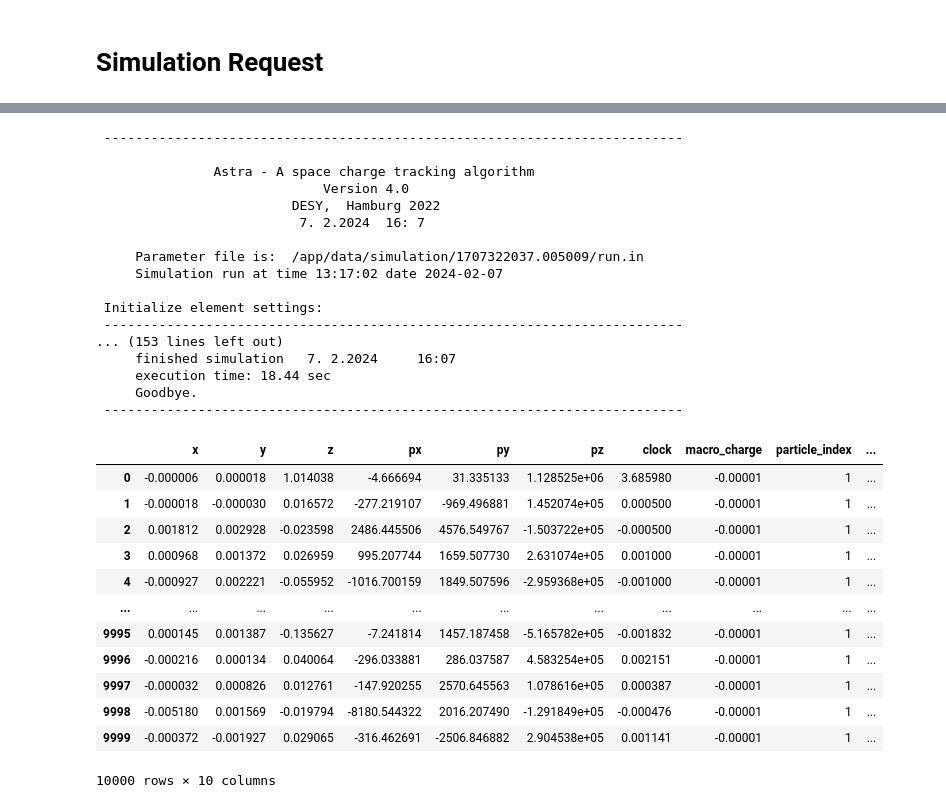
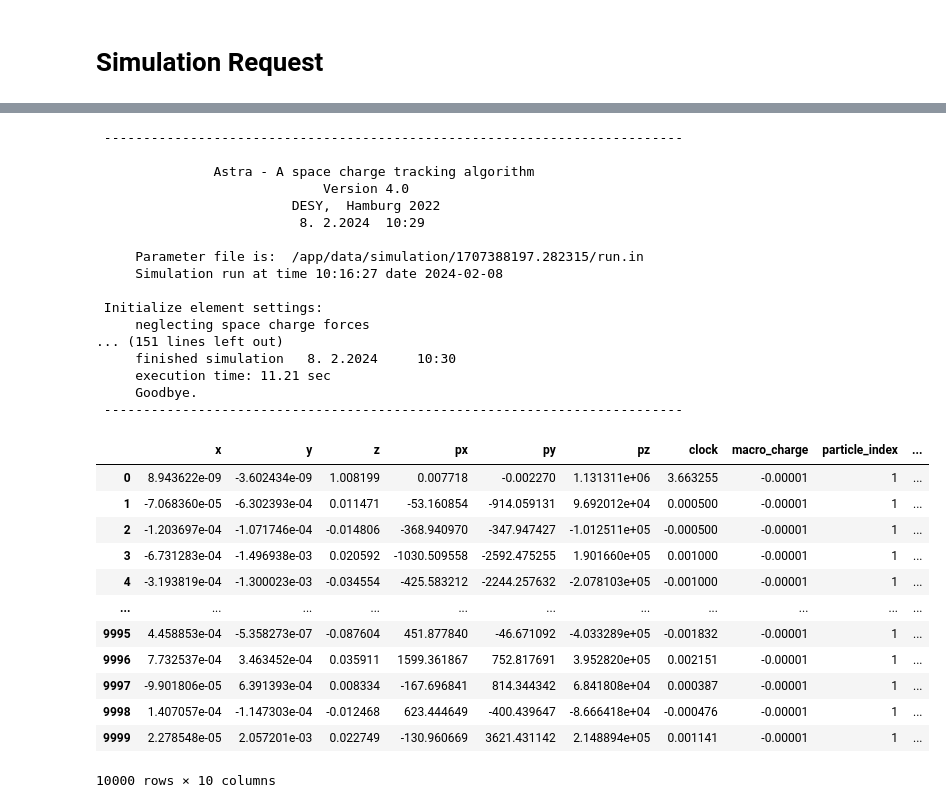
Before and after one commit to AlexanderKlemps/astra-web, a Jupyter notebook: examples/request_test.ipynb, the cells around one changed output, grey strips where cells are left out. Cells and saved outputs as stored; diff of their text form; code cells hidden in the pictures.

```diff
--- a/examples/request_test.ipynb
+++ b/examples/request_test.ipynb
@@ -15,10 +15,11 @@ import os
 plt.rcParams.update(plt.rcParamsDefault)
 # %%
 REQUEST_URL = "http://0.0.0.0:8000/"
-# REQUEST_URL = "http://black/astra/"
 REQUEST_HEADERS = {'Content-Type': 'application/json', 'x-api-key': os.getenv("ASTRA_API_KEY")}
 
 def request(endpoint, data):
-    return requests.post(REQUEST_URL + endpoint, headers=REQUEST_HEADERS, json=data)
+    response = requests.post(REQUEST_URL + endpoint, headers=REQUEST_HEADERS, json=data)
+    print(f"Response code {response.status_code}")
+    return response.json()
 # %% [markdown]
 # Requesting data
@@ -230,5 +222,4 @@ response.status_code
 # %%
-parsed_response = response.json()
-distribution_timestamp = parsed_response['timestamp']
+distribution_timestamp = response['timestamp']
 distribution_timestamp
 # %% [output]
@@ -256,7 +231,7 @@ body = {
         'rms_laser_spot_size': 0.1,
     },
     'space_charge': {
-        'use_space_charge': True,
+        'use_space_charge': False,
         'z_trans': 0.1
     },
     'cavities': [
@@ -296,50 +269,49 @@ print(parsed_response['input_ini'])
     File_Bfield(1) = 'S1_B.dat'
 /
 # %%
-parsed_response = response.json()
-print(parsed_response['run_output'])
+print(response['run_output'])
 # %% [output]
  --------------------------------------------------------------------------
 
                Astra - A space charge tracking algorithm
                              Version 4.0
                          DESY,  Hamburg 2022
-                          7. 2.2024  16: 7
+                          8. 2.2024  10:29
 
-     Parameter file is:  /app/data/simulation/1707322037.005009/run.in
-     Simulation run at time 13:17:02 date 2024-02-07
+     Parameter file is:  /app/data/simulation/1707388197.282315/run.in
+     Simulation run at time 10:16:27 date 2024-02-08
 
  Initialize element settings:
- --------------------------------------------------------------------------
-... (153 lines left out)
-     finished simulation   7. 2.2024     16:07
-     execution time: 18.44 sec
+     neglecting space charge forces
+... (151 lines left out)
+     finished simulation   8. 2.2024     10:30
+     execution time: 11.21 sec
      Goodbye.
  --------------------------------------------------------------------------
 # %%
-data = pd.DataFrame(parsed_response['particles'])
+data = pd.DataFrame(response['particles'])
 
 x = data.loc[:, 'x'].values*1e3
 y = data.loc[:, 'y'].values*1e3
 z = data.loc[:, 'z'].values*1e3
 px = data.loc[:, 'px'].values
 py = data.loc[:, 'py'].values
 pz = data.loc[:, 'pz'].values
 
 data
 # %% [output]
 |  | x | y | z | px | py | pz | clock | macro_charge | particle_index | ... |
-| 0 | -0.000006 | 0.000018 | 1.014038 | -4.666694 | 31.335133 | 1.128525e+06 | 3.685980 | -0.00001 | 1 | ... |
-| 1 | -0.000018 | -0.000030 | 0.016572 | -277.219107 | -969.496881 | 1.452074e+05 | 0.000500 | -0.00001 | 1 | ... |
-| 2 | 0.001812 | 0.002928 | -0.023598 | 2486.445506 | 4576.549767 | -1.503722e+05 | -0.000500 | -0.00001 | 1 | ... |
-| 3 | 0.000968 | 0.001372 | 0.026959 | 995.207744 | 1659.507730 | 2.631074e+05 | 0.001000 | -0.00001 | 1 | ... |
-| 4 | -0.000927 | 0.002221 | -0.055952 | -1016.700159 | 1849.507596 | -2.959368e+05 | -0.001000 | -0.00001 | 1 | ... |
+| 0 | 8.943622e-09 | -3.602434e-09 | 1.008199 | 0.007718 | -0.002270 | 1.131311e+06 | 3.663255 | -0.00001 | 1 | ... |
+| 1 | -7.068360e-05 | -6.302393e-04 | 0.011471 | -53.160854 | -914.059131 | 9.692012e+04 | 0.000500 | -0.00001 | 1 | ... |
+| 2 | -1.203697e-04 | -1.071746e-04 | -0.014806 | -368.940970 | -347.947427 | -1.012511e+05 | -0.000500 | -0.00001 | 1 | ... |
+| 3 | -6.731283e-04 | -1.496938e-03 | 0.020592 | -1030.509558 | -2592.475255 | 1.901660e+05 | 0.001000 | -0.00001 | 1 | ... |
+| 4 | -3.193819e-04 | -1.300023e-03 | -0.034554 | -425.583212 | -2244.257632 | -2.078103e+05 | -0.001000 | -0.00001 | 1 | ... |
 | ... | ... | ... | ... | ... | ... | ... | ... | ... | ... | ... |
-| 9995 | 0.000145 | 0.001387 | -0.135627 | -7.241814 | 1457.187458 | -5.165782e+05 | -0.001832 | -0.00001 | 1 | ... |
-| 9996 | -0.000216 | 0.000134 | 0.040064 | -296.033881 | 286.037587 | 4.583254e+05 | 0.002151 | -0.00001 | 1 | ... |
-| 9997 | -0.000032 | 0.000826 | 0.012761 | -147.920255 | 2570.645563 | 1.078616e+05 | 0.000387 | -0.00001 | 1 | ... |
-| 9998 | -0.005180 | 0.001569 | -0.019794 | -8180.544322 | 2016.207490 | -1.291849e+05 | -0.000476 | -0.00001 | 1 | ... |
-| 9999 | -0.000372 | -0.001927 | 0.029065 | -316.462691 | -2506.846882 | 2.904538e+05 | 0.001141 | -0.00001 | 1 | ... |
+| 9995 | 4.458853e-04 | -5.358273e-07 | -0.087604 | 451.877840 | -46.671092 | -4.033289e+05 | -0.001832 | -0.00001 | 1 | ... |
+| 9996 | 7.732537e-04 | 3.463452e-04 | 0.035911 | 1599.361867 | 752.817691 | 3.952820e+05 | 0.002151 | -0.00001 | 1 | ... |
+| 9997 | -9.901806e-05 | 6.391393e-04 | 0.008334 | -167.696841 | 814.344342 | 6.841808e+04 | 0.000387 | -0.00001 | 1 | ... |
+| 9998 | 1.407057e-04 | -1.147303e-04 | -0.012468 | 623.444649 | -400.439647 | -8.666418e+04 | -0.000476 | -0.00001 | 1 | ... |
+| 9999 | 2.278548e-05 | 2.057201e-03 | 0.022749 | -130.960669 | 3621.431142 | 2.148894e+05 | 0.001141 | -0.00001 | 1 | ... |
 10000 rows × 10 columns
 # %%
 fig, (ax_1, ax_2) = plt.subplots(1, 2, figsize=(10, 5), constrained_layout=True)
```
Also changed, not shown: parts of 18 cells of this notebook, 3 other files.
